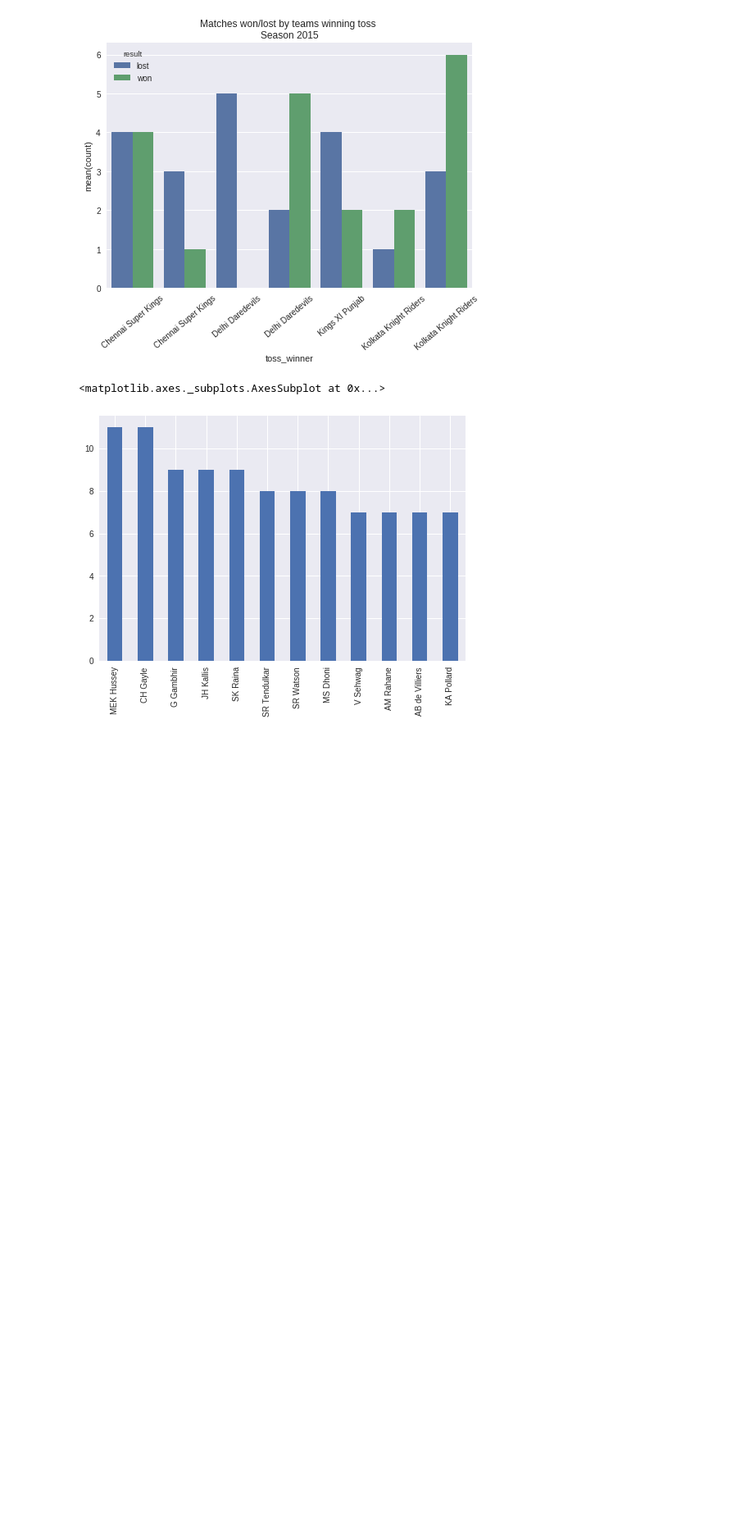
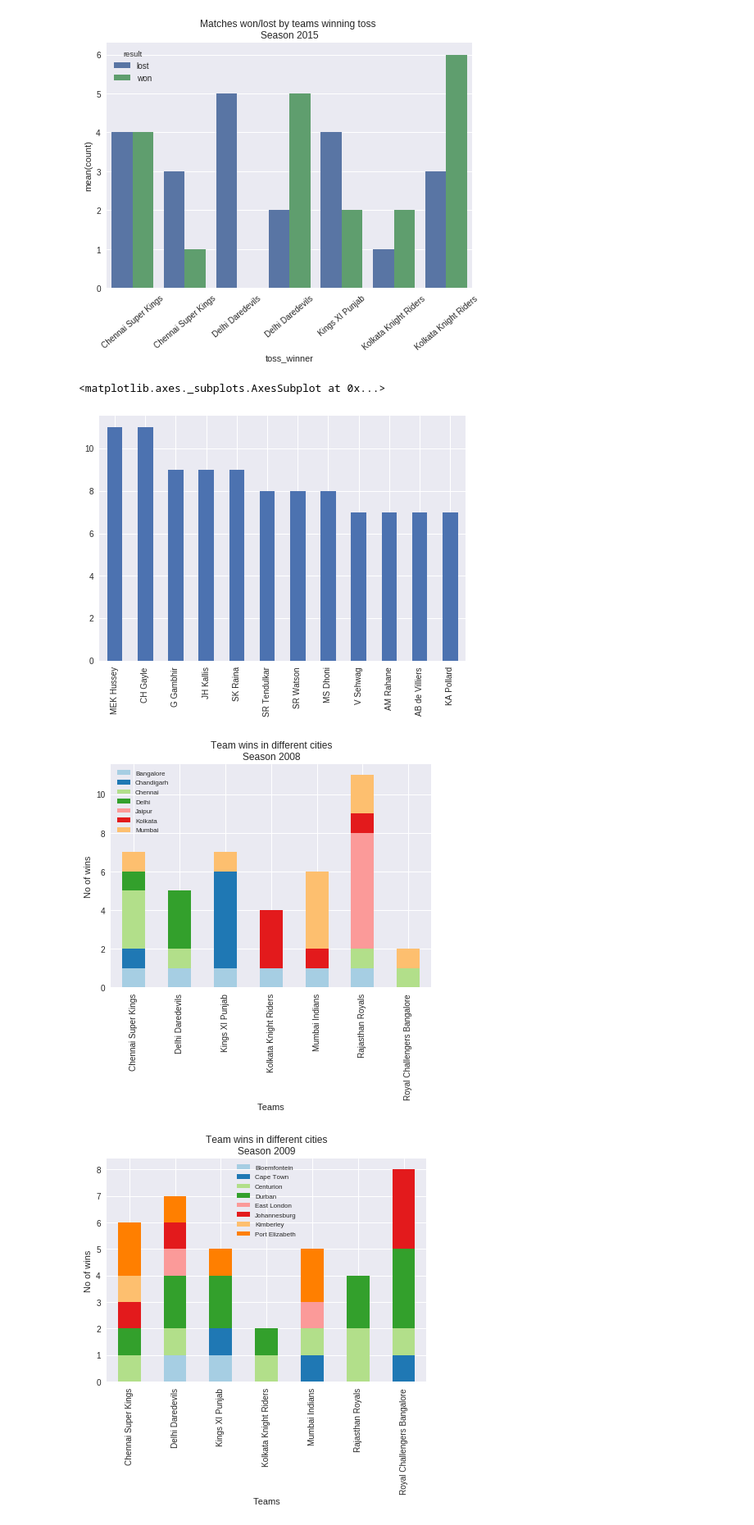
Before and after one commit to XInterns/IPL-Sparkers-2017-Interns, a Jupyter notebook: src/Match Outcome Prediction with IPL Data (yash).ipynb, the cells around one changed output. Shown at 82% size. Saved outputs shown, nothing was run; the diff lists cells and outputs as text; code cells hidden in the pictures; blank space fills up the shorter version.

```diff
--- a/src/Match Outcome Prediction with IPL Data (yash).ipynb
+++ b/src/Match Outcome Prediction with IPL Data (yash).ipynb
@@ -139,3 +141,16 @@ matches['player_of_match'].value_counts()[:12].plot(kind = 'bar')
 # %% [output]
 <matplotlib.axes._subplots.AxesSubplot at 0x...>
 [figure]
+# %%
+x, y = 2008, 2016
+while x < y:
+    wins_percity = matches[matches['season'] == x].groupby(['winner', 'city'])['id'].count().unstack()
+    plot = wins_percity.plot(kind='bar', stacked=True, title="Team wins in different cities\nSeason "+str(x), figsize=(7, 5))
+    sns.set_palette("Paired", len(matches['city'].unique()))
+    plot.set_xlabel("Teams")
+    plot.set_ylabel("No of wins")
+    plot.legend(loc='best', prop={'size':8})
+    x+=1
+# %% [output]
+[figure, added]
+[figure, added]
```
Also changed, not shown: parts of 2 cells of this notebook, 2 other files.
